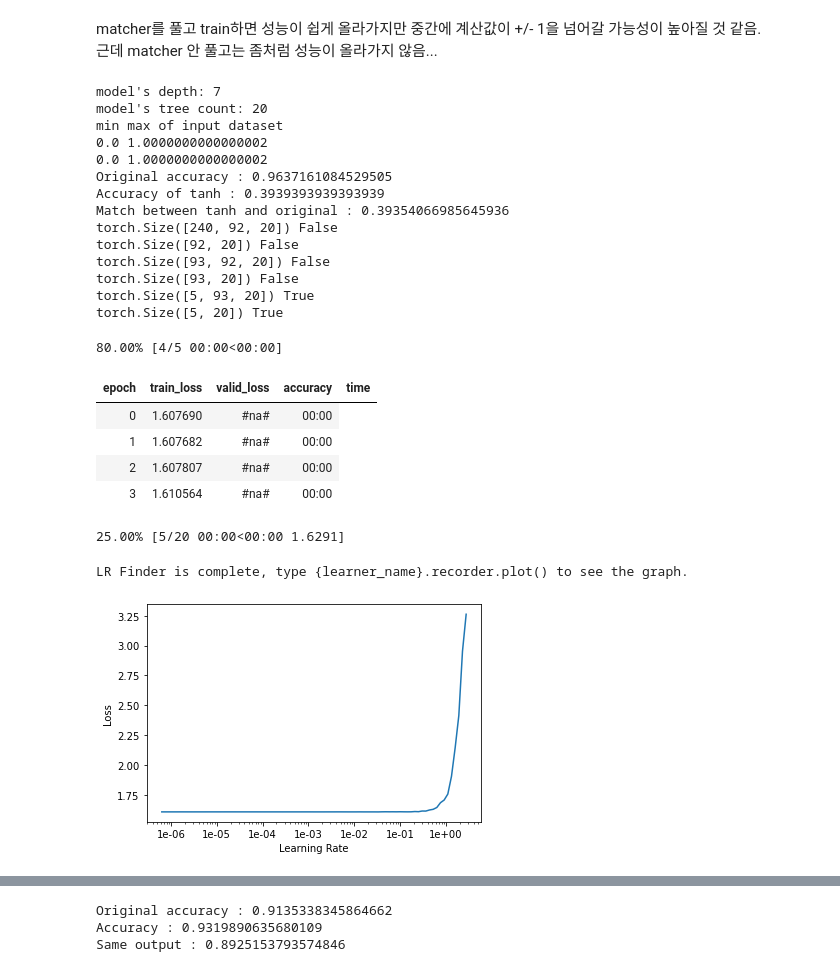
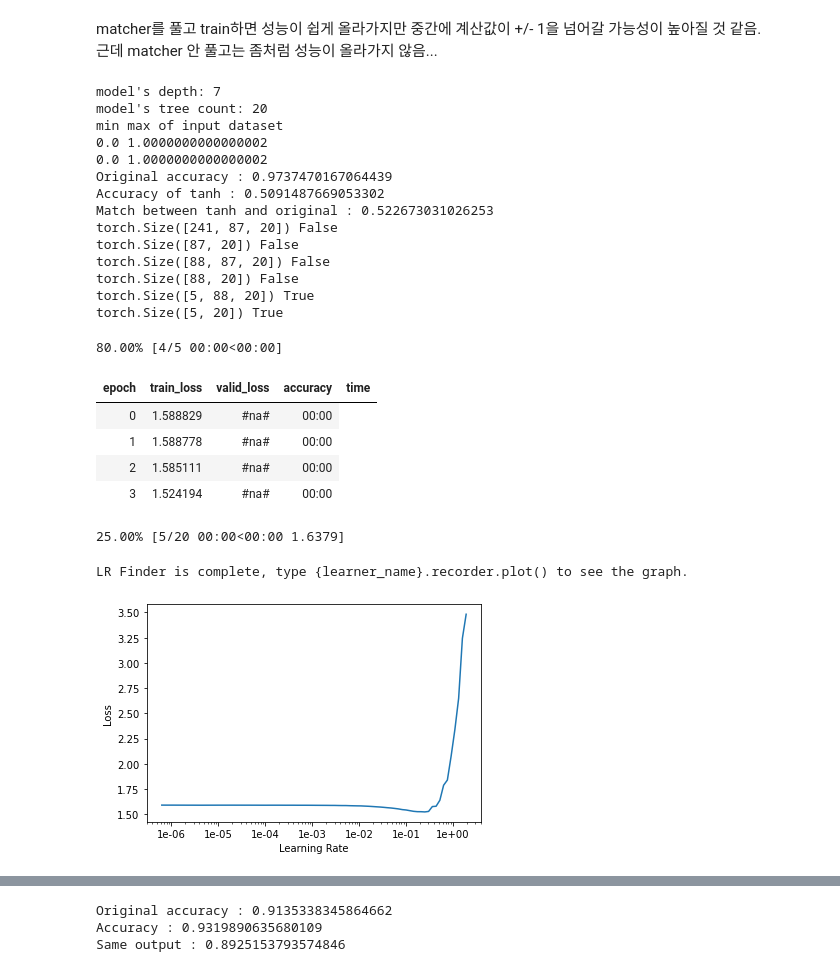
Before and after one commit to Deep-In-Sight/Kinect_BBS_demo, a Jupyter notebook: nbs/HEAAN_HNFR_training_freeze.ipynb, the cells around one changed output, grey strips where cells are left out. Drawn from its saved outputs; the diff is of its cells as text; code cells hidden in the pictures.

```diff
--- a/nbs/HEAAN_HNFR_training_freeze.ipynb
+++ b/nbs/HEAAN_HNFR_training_freeze.ipynb
@@ -113,7 +113,7 @@ CAM_LIST= {1: "e",
            14:"e"}
 #for action in np.arange(1,15):
 # 3, 9는 아직 없음 , 12번 다시.
-action = 12
+action = 14
 cam = CAM_LIST[action]
 
 fn_model_out = f"trained_model_{action}_{cam}.pickle"
@@ -144,8 +144,8 @@ print(X_valid.min(), X_valid.max())
 from sklearn.tree import BaseDecisionTree
 from fase.hnrf.tree import NeuralRF
 
-dilatation_factor = 10
-polynomial_degree = 10
+dilatation_factor = 15
+polynomial_degree = 31
 
 estimators = rf_model.estimators_
 
@@ -179,45 +179,45 @@ fix_dl = DataLoader(train_ds, batch_size=bs, shuffle=False)
 Nmodel.freeze_layer("comparator")
 Nmodel.freeze_layer("matcher")
 
 for p in Nmodel.parameters():
     print(p.shape, p.requires_grad)
 
 ####
 data = DataBunch(train_dl, valid_dl, fix_dl=fix_dl)
 #data = TabularDataLoaders.from_dsets(train_dl, valid_dl, bs=64)
 
 criterion = CrossEntropyLabelSmoothing()
 
 learn = Learner(data, Nmodel, loss_func=criterion, metrics=accuracy)
 
 #for i in range(5):
     #learn.lr_find()
     #learn.recorder.plot()
 
 learn.lr_find()
 learn.recorder.plot()
 # %% [output]
 model's depth: 7
 model's tree count: 20
 min max of input dataset
 0.0 1.0000000000000002
 0.0 1.0000000000000002
-Original accuracy : 0.9637161084529505
-Accuracy of tanh : 0.3939393939393939
-Match between tanh and original : 0.39354066985645936
-torch.Size([240, 92, 20]) False
-torch.Size([92, 20]) False
-torch.Size([93, 92, 20]) False
-torch.Size([93, 20]) False
-torch.Size([5, 93, 20]) True
+Original accuracy : 0.9737470167064439
+Accuracy of tanh : 0.5091487669053302
+Match between tanh and original : 0.522673031026253
+torch.Size([241, 87, 20]) False
+torch.Size([87, 20]) False
+torch.Size([88, 87, 20]) False
+torch.Size([88, 20]) False
+torch.Size([5, 88, 20]) True
 torch.Size([5, 20]) True
 80.00% [4/5 00:00<00:00]
 | epoch | train_loss | valid_loss | accuracy | time |
-| 0 | 1.607690 | #na# | 00:00 |
-| 1 | 1.607682 | #na# | 00:00 |
-| 2 | 1.607807 | #na# | 00:00 |
-| 3 | 1.610564 | #na# | 00:00 |
+| 0 | 1.588829 | #na# | 00:00 |
+| 1 | 1.588778 | #na# | 00:00 |
+| 2 | 1.585111 | #na# | 00:00 |
+| 3 | 1.524194 | #na# | 00:00 |
-25.00% [5/20 00:00<00:00 1.6291]
+25.00% [5/20 00:00<00:00 1.6379]
 LR Finder is complete, type {learner_name}.recorder.plot() to see the graph.
-[figure, old version]
+[figure, new version]
 # %%
```
Also changed, not shown: parts of 3 cells of this notebook, 8 other files.
